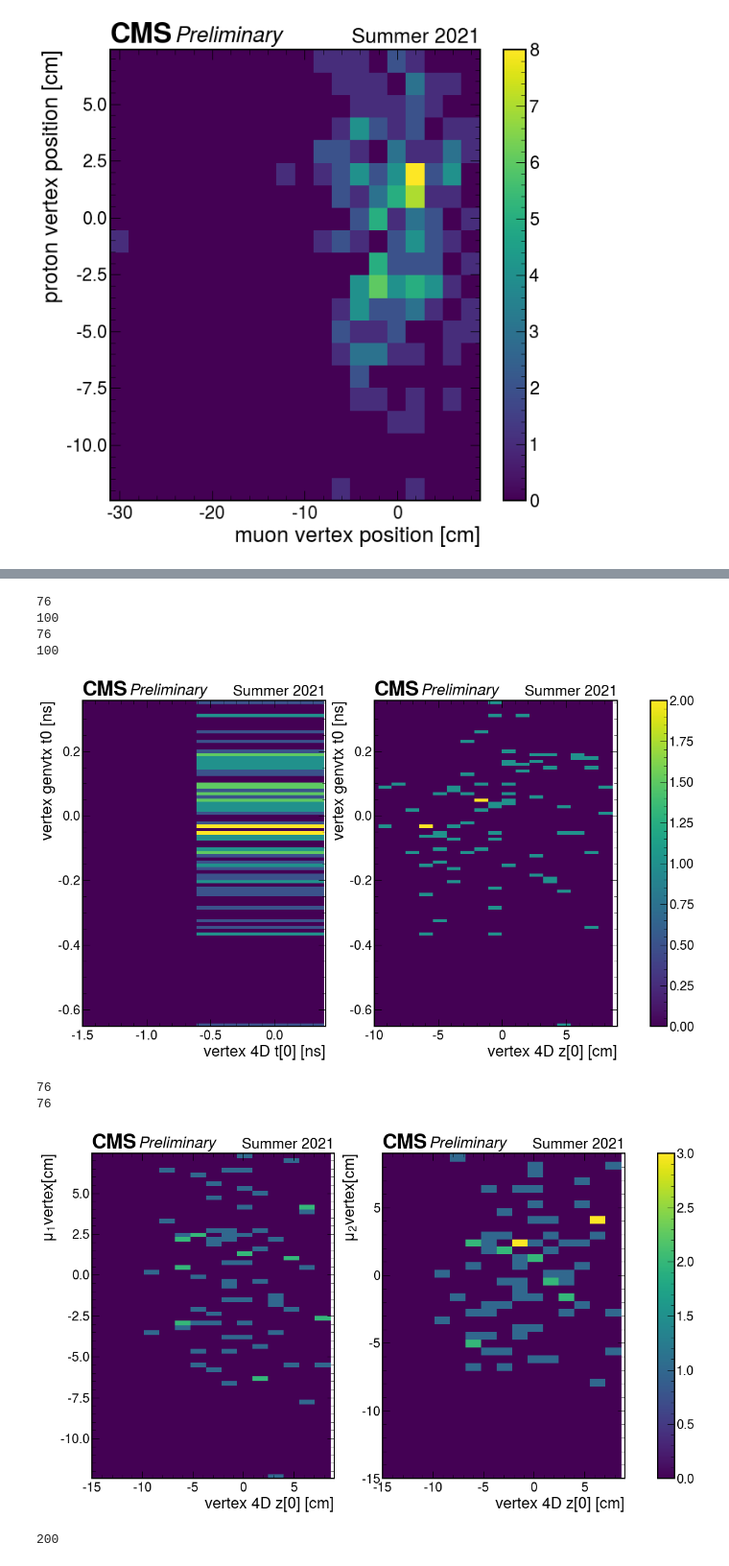
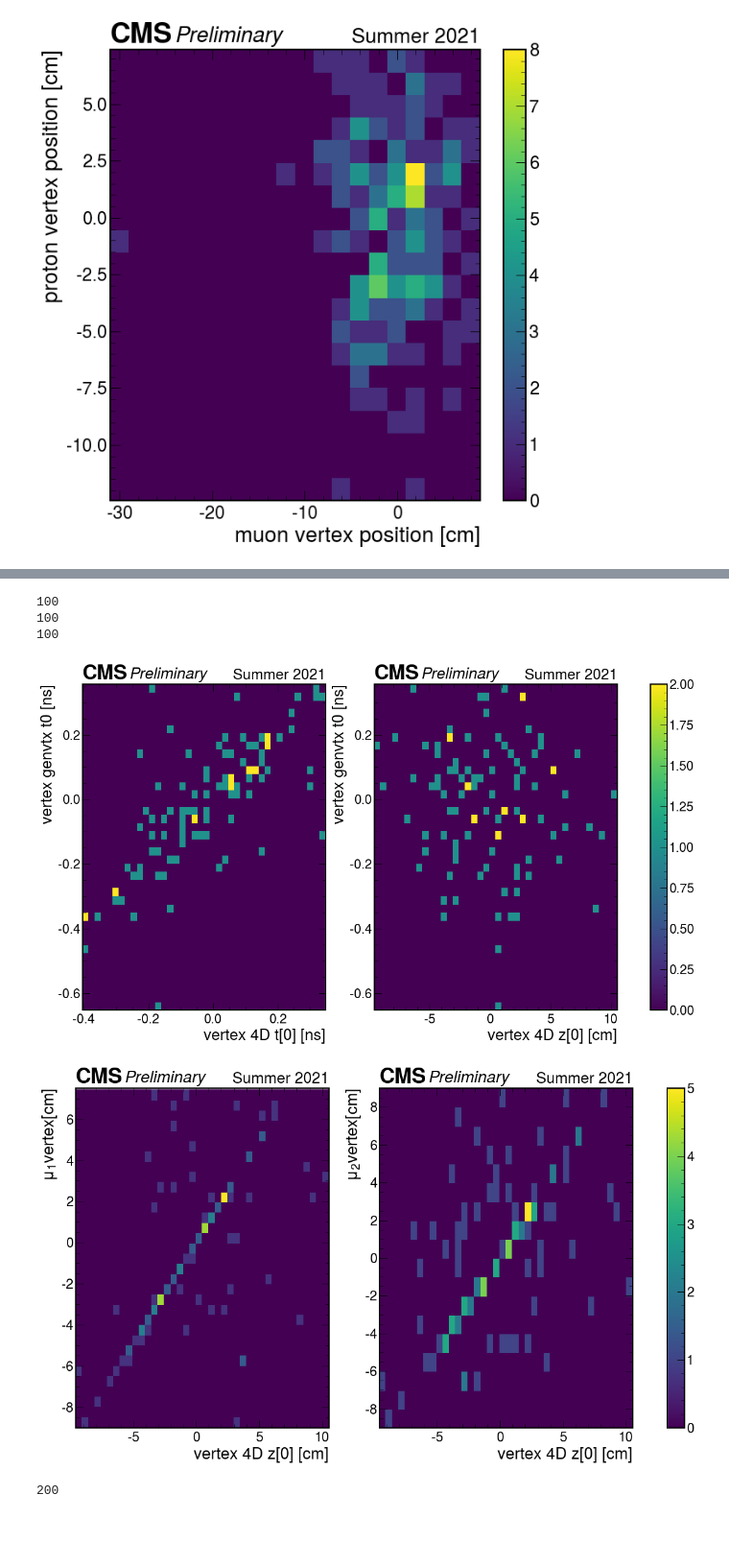
Before and after one commit to jloemker/SWAN, a Jupyter notebook: Analysis_notebook.ipynb, the cells around one changed output, grey strips where cells are left out. Shown at 96% size. Saved outputs shown, nothing was run; the diff lists cells and outputs as text; code cells hidden in the pictures; blank space fills up the shorter version.

Commit message:
added vtx4D to data frame

```diff
--- a/Analysis_notebook.ipynb
+++ b/Analysis_notebook.ipynb
@@ -181,4 +181,7 @@ fig.colorbar(h[3], ax=axes)
 In the next cell, we will plot the correlation between the time measured for each one of the muons and the actual time the collision happens (`genvtx_t0`).
 # %%
 #get the event info:
-event_info = tree.arrays(['genvtx_t0'])
+event_info = tree.arrays(['genvtx_t0','vtx4D_t','vtx4D_z'])
+
+print(event_info.genvtx_t0)
+print(event_info.vtx4D_z)
@@ -196,6 +202,8 @@ for k in ['pt','eta','phi','m','t','vz']:
 # add  info for di-muon invariant mass
 data['mll']=np.zeros(N)
 data['evt_t0']=np.zeros(N)
+data['4D_t']=np.zeros(N)
+data['4D_z']=np.zeros(N)
 
 #loop over all events
 for i in tqdm(range(N)):
@@ -232,7 +240,14 @@ for i in tqdm(range(N)):
     data['mll'][i] = (mu1+mu2).M()
 
     #add event info variables:
+    #print(ev.genvtx_t0)
+    #print(ev.vtx4D_t)
     data['evt_t0'][i]=ev.genvtx_t0
+    data['4D_t'][i] = ev.vtx4D_t[0]
+    data['4D_z'][i] = ev.vtx4D_z[0]
+
+#print(data['4D_t'])
+#print(data['evt_t0'])
 # %%
 #create dataframe
 analysis = pd.DataFrame(data=data)
@@ -406,78 +423,57 @@ import matplotlib as mpl
 
 #plot correlation between muon time and event time
 fig, axes = plt.subplots(1,2,figsize=(20,10) )
-genvtx = tree['genvtx_t0'].array(library="pd")
-#genvtx = tree['genproton_vz'].array(library = "pd")
-vtx4Dt = tree['vtx4D_t'].array(library = "pd")
-vtx4Dz = tree['vtx4D_z'].array(library = "pd")
-print(len(vtx4Dt[0]))
+#genvtx = tree['genvtx_t0'].array(library="pd")
+genvtx = analysis['evt_t0']
+vtx4Dt = analysis['4D_t']
+vtx4Dz = analysis['4D_z']
+print(len(vtx4Dt))
 print(len(genvtx))
-print(len(vtx4Dz[0]))
+print(len(vtx4Dz))
 
-#vtx = np.append(genvtx[0], -99)
-t = np.append(vtx4Dt[0],-99)
-z = np.append(vtx4Dz[0], -99)
-for i in range(0,23):
-    t = np.append(t,-99)
-    z = np.append(z, -99)
-    i = i+1
-print(len(t))
-axes[0].hist2d(t, genvtx, bins=(100,100) , cmap='viridis')
+
+axes[0].hist2d(vtx4Dt, genvtx, bins=(40,40) , cmap='viridis')
 axes[0].set(xlabel=r'vertex 4D t[0] [ns]', ylabel='vertex genvtx t0 [ns]')
-axes[0].set_xlim(-1.5,0.4)
+#axes[0].set_xlim(-1.5,0.4)
 #axes[0].set_ylim(-10,8)
-h = axes[1].hist2d(z, genvtx, bins=(100,100) , cmap='viridis')
+h = axes[1].hist2d(vtx4Dz, genvtx, bins=(40,40) , cmap='viridis')
 axes[1].set(xlabel=r'vertex 4D z[0] [cm]', ylabel='vertex genvtx t0 [ns]')
 fig.colorbar(h[3], ax=axes)
-axes[1].set_xlim(-10,9)
+#axes[1].set_xlim(-10,9)
 #axes[1].set_ylim(-10,8)
 for i in range(2): hep.cms.label(llabel="Preliminary", rlabel="Summer 2021", ax=axes[i])
 
 #plt.savefig('AnalyseW2/corr_vtx4D0_genvtx.png')
 # %% [output]
-76
 100
-76
 100
+100
-[figure, old version]
+[figure, new version]
 # %%
  #vtx4D_t[0]  and mu[1,2]_t OR  vtx4D_z[0]  and mu[1,2]_vz
 
 import matplotlib as mpl
 #(muons_anal['mu2_vz'].values, muons_anal['mu1_vz'].values)
 
 fig, axes = plt.subplots(1,2,figsize=(20,10) )
-genvtx = tree['genvtx_t0'].array(library="pd")
-vtx4Dt = tree['vtx4D_t'].array(library = "pd")
-vtx4Dz = tree['vtx4D_z'].array(library = "pd")
-print(len(vtx4Dt[0]))
-print(len(vtx4Dz[0]))
-#bins=(-30,30,76)
-t = np.append(vtx4Dt[0],-99)
-z = np.append(vtx4Dz[0], -99)
-for i in range(0,23):
-    t = np.append(t,-99)
-    z = np.append(z, -99)
-    i = i+1
+genvtx = analysis['evt_t0']
+vtx4Dt = analysis['4D_t']
+vtx4Dz = analysis['4D_z']
 
-axes[0].hist2d(z, muons_anal['mu1_vz'].values, bins=(70,70) , cmap='viridis')
+axes[0].hist2d(vtx4Dz, muons_anal['mu1_vz'].values, bins=(40,40) , cmap='viridis')
 axes[0].set(xlabel=r'vertex 4D z[0] [cm]', ylabel=r'$\mu_{1} vertex [cm] $')
-axes[0].set_xlim(-15,9)
-#axes[0].set_ylim(-15,9)
+axes[0].set_ylim(-9,7.5)
 
-h = axes[1].hist2d(z, muons_anal['mu2_vz'].values, bins=(70,70) , cmap='viridis')
+h = axes[1].hist2d(vtx4Dz, muons_anal['mu2_vz'].values, bins=(40,40) , cmap='viridis')
 axes[1].set(xlabel=r'vertex 4D z[0] [cm]', ylabel=r'$\mu_{2} vertex [cm] $')
-axes[1].set_xlim(-15,9)
-axes[1].set_ylim(-15,9)
+axes[1].set_ylim(-9,9)
 fig.colorbar(h[3], ax=axes)
 
 for i in range(2): hep.cms.label(llabel="Preliminary", rlabel="Summer 2021", ax=axes[i])
 
-#plt.savefig('AnalyseW2/corr_vtx4Dz0_mu1mu2.png')
+plt.savefig('AnalyseW2/corr_vtx4Dz0_mu1mu2.png')
 # %% [output]
-76
-76
-[figure, old version]
+[figure, new version]
 # %%
 import matplotlib as mpl
 fig, axes = plt.subplots(figsize=(10,10) )
```
Also changed, not shown: parts of 6 cells of this notebook.
